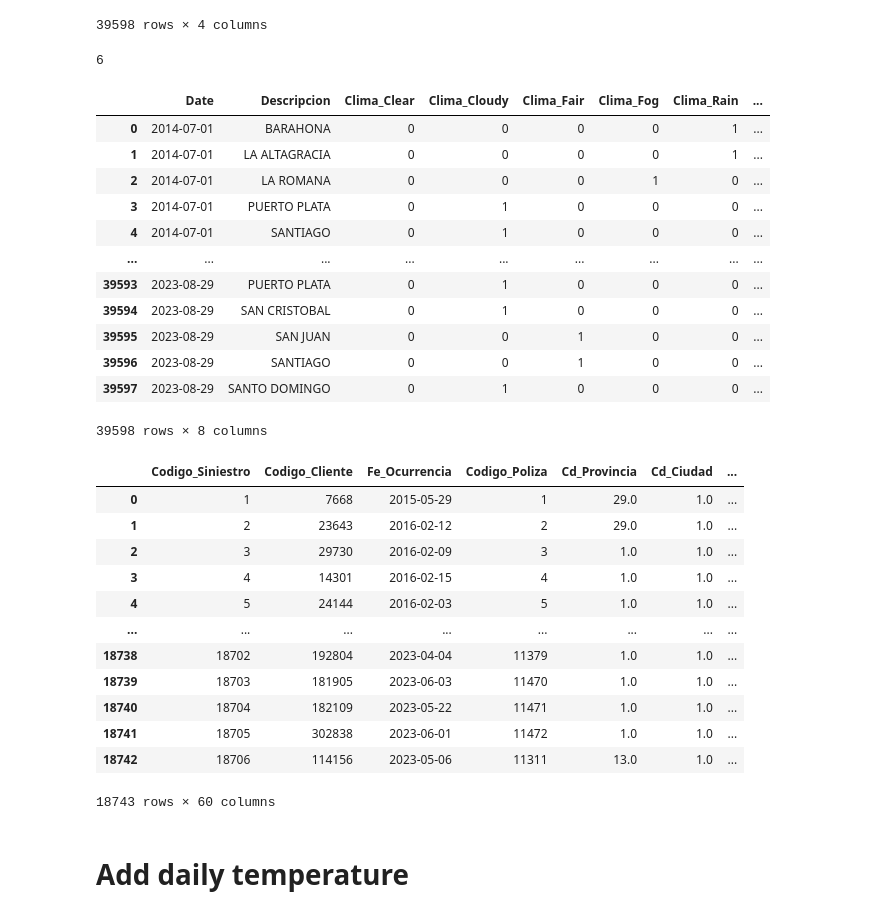
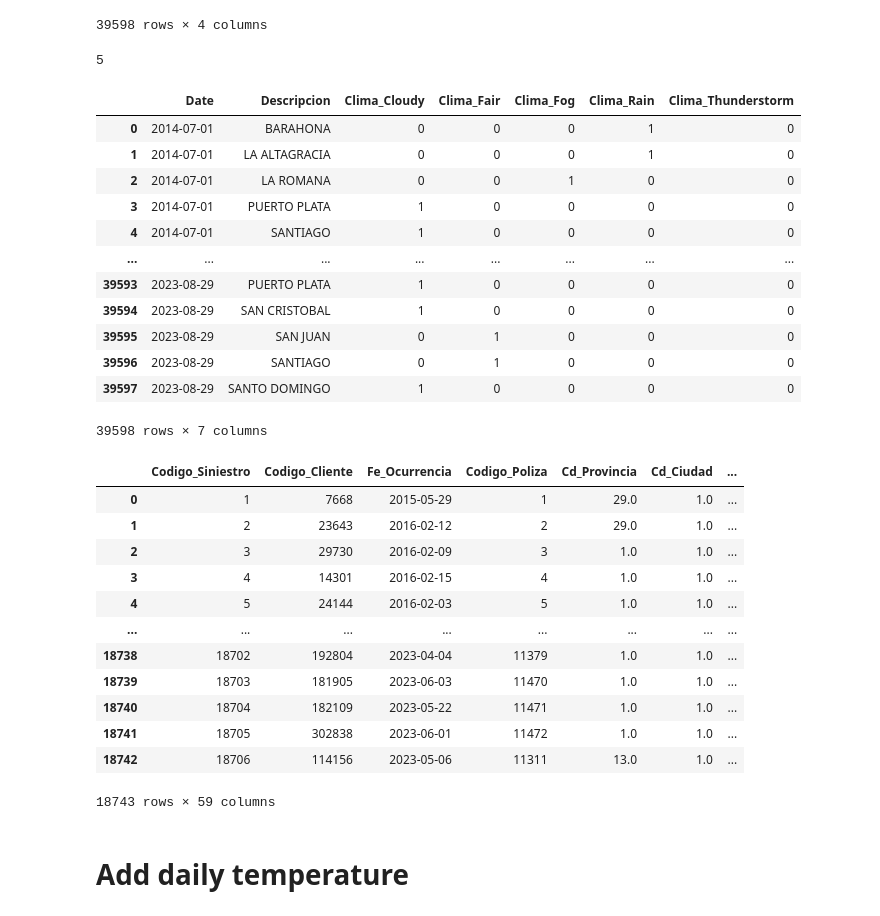
Before and after one commit to josegarciav/Datathon_BDO_2023, a Jupyter notebook: Feature_Engineering.ipynb, the cells around one changed output. Cells and saved outputs as stored; diff of their text form; code cells hidden in the pictures.

```diff
--- a/Feature_Engineering.ipynb
+++ b/Feature_Engineering.ipynb
@@ -630,8 +630,8 @@ conversion_factor = {2.0: "Clima_Fair",
                     18.0: "Clima_Rain",
                     4.0: "Clima_Cloudy",
                     8.0: "Clima_Rain",
-                    0.0: "Clima_Clear",
-                    1.0: "Clima_Clear",
+                    0.0: "Clima_Fair",
+                    1.0: "Clima_Fair",
                     27.0: "Clima_Thunderstorm",
                     17.0: "Clima_Rain",
                     9.0: "Clima_Rain",
@@ -656,32 +656,32 @@ weather_condition
 # %%
 weather_condition.weather_condition.nunique()
 # %% [output]
-6
+5
 # %%
 weather_df = weather_condition[['Date', 'Descripcion']]
 weather_condition2 = pd.get_dummies(weather_condition['weather_condition'])
 weather_condition2 = pd.concat([weather_df, weather_condition2], axis=1)
-cols_to_convert = weather_condition2.columns[-6:]
+cols_to_convert = weather_condition2.columns[-5:]
 weather_condition2[cols_to_convert] = weather_condition2[cols_to_convert].astype(int)
 weather_condition2['Descripcion'] = weather_condition2['Descripcion'].str.upper()
 weather_condition2
 # %% [output]
-|  | Date | Descripcion | Clima_Clear | Clima_Cloudy | Clima_Fair | Clima_Fog | Clima_Rain | ... |
-| 0 | 2014-07-01 | BARAHONA | 0 | 0 | 0 | 0 | 1 | ... |
-| 1 | 2014-07-01 | LA ALTAGRACIA | 0 | 0 | 0 | 0 | 1 | ... |
-| 2 | 2014-07-01 | LA ROMANA | 0 | 0 | 0 | 1 | 0 | ... |
-| 3 | 2014-07-01 | PUERTO PLATA | 0 | 1 | 0 | 0 | 0 | ... |
-| 4 | 2014-07-01 | SANTIAGO | 0 | 1 | 0 | 0 | 0 | ... |
-| ... | ... | ... | ... | ... | ... | ... | ... | ... |
-| 39593 | 2023-08-29 | PUERTO PLATA | 0 | 1 | 0 | 0 | 0 | ... |
-| 39594 | 2023-08-29 | SAN CRISTOBAL | 0 | 1 | 0 | 0 | 0 | ... |
-| 39595 | 2023-08-29 | SAN JUAN | 0 | 0 | 1 | 0 | 0 | ... |
-| 39596 | 2023-08-29 | SANTIAGO | 0 | 0 | 1 | 0 | 0 | ... |
-| 39597 | 2023-08-29 | SANTO DOMINGO | 0 | 1 | 0 | 0 | 0 | ... |
+|  | Date | Descripcion | Clima_Cloudy | Clima_Fair | Clima_Fog | Clima_Rain | Clima_Thunderstorm |
+| 0 | 2014-07-01 | BARAHONA | 0 | 0 | 0 | 1 | 0 |
+| 1 | 2014-07-01 | LA ALTAGRACIA | 0 | 0 | 0 | 1 | 0 |
+| 2 | 2014-07-01 | LA ROMANA | 0 | 0 | 1 | 0 | 0 |
+| 3 | 2014-07-01 | PUERTO PLATA | 1 | 0 | 0 | 0 | 0 |
+| 4 | 2014-07-01 | SANTIAGO | 1 | 0 | 0 | 0 | 0 |
+| ... | ... | ... | ... | ... | ... | ... | ... |
+| 39593 | 2023-08-29 | PUERTO PLATA | 1 | 0 | 0 | 0 | 0 |
+| 39594 | 2023-08-29 | SAN CRISTOBAL | 1 | 0 | 0 | 0 | 0 |
+| 39595 | 2023-08-29 | SAN JUAN | 0 | 1 | 0 | 0 | 0 |
+| 39596 | 2023-08-29 | SANTIAGO | 0 | 1 | 0 | 0 | 0 |
+| 39597 | 2023-08-29 | SANTO DOMINGO | 1 | 0 | 0 | 0 | 0 |
-39598 rows × 8 columns
+39598 rows × 7 columns
 # %%
 df7 = df6.merge(weather_condition2, how='left', right_on=["Date","Descripcion"], left_on=["Fe_Ocurrencia","PROVINCIA"])
-cols_to_convert = df7.columns[-6:]
+cols_to_convert = df7.columns[-5:]
 df7[cols_to_convert] = df7[cols_to_convert].fillna(0)
 df7
 # %% [output]
@@ -697,7 +697,7 @@ df7
 | 18740 | 18704 | 182109 | 2023-05-22 | 11471 | 1.0 | 1.0 | ... |
 | 18741 | 18705 | 302838 | 2023-06-01 | 11472 | 1.0 | 1.0 | ... |
 | 18742 | 18706 | 114156 | 2023-05-06 | 11311 | 13.0 | 1.0 | ... |
-18743 rows × 60 columns
+18743 rows × 59 columns
 # %% [markdown]
 # Add daily temperature
 # %%
```
Also changed, not shown: parts of 4 cells of this notebook, 9 other files.
